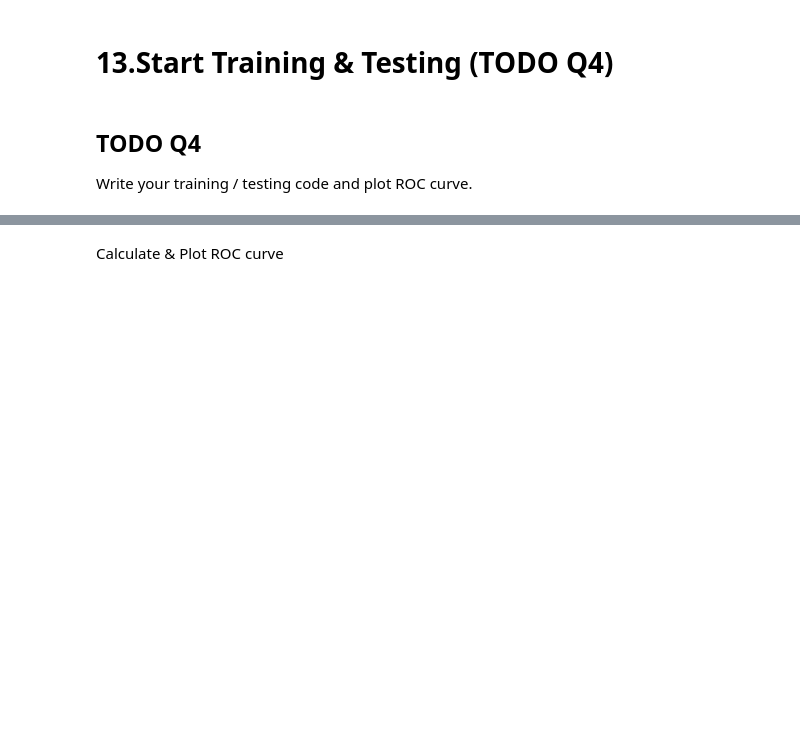
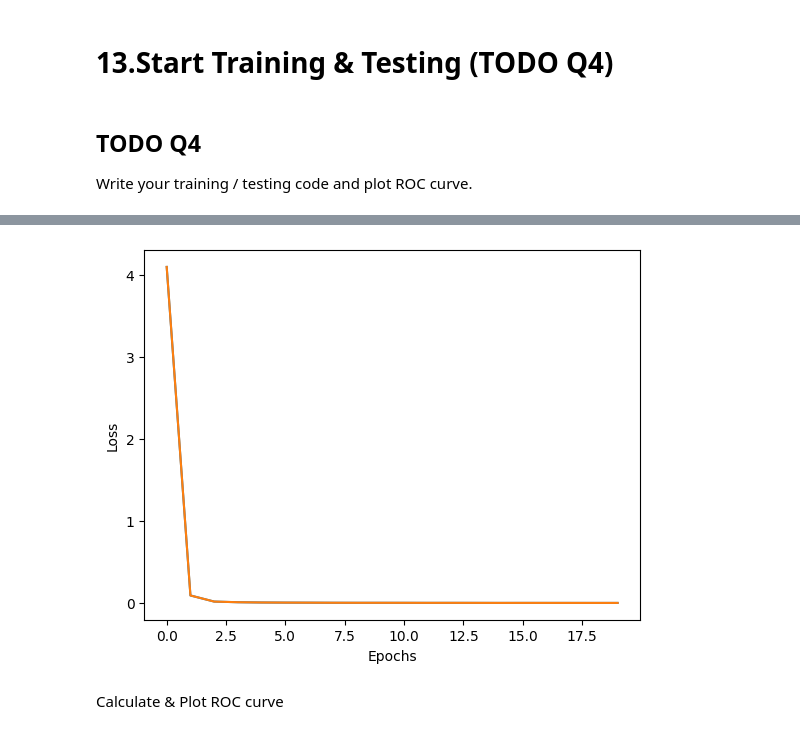
Before and after one commit to huiyuiui/AnomalyDetectionHw, a Jupyter notebook: Hw3/Homework 3.ipynb, the cells around one changed output, grey strips where cells are left out. Cells and saved outputs as stored; diff of their text form; code cells hidden in the pictures; blank space fills up the shorter version.

```diff
--- a/Hw3/Homework 3.ipynb
+++ b/Hw3/Homework 3.ipynb
@@ -349,12 +371,12 @@ def train_one_epoch(encoder,simplenet,adaptor_optim,discriminator_optim,dataset,
         true_scores = scores[:features.size()[0]*features.size()[2]*features.size()[3]]
         fake_scores = scores[features.size()[0]*features.size()[2]*features.size()[3]:]
 
-        th = 0.5 #margin
-        true_loss = torch.clip(true_scores - th, min=0)
+        th = 0.5 # margin
+        true_loss = torch.clip(true_scores + th, min=0)
         fake_loss = torch.clip(-fake_scores + th, min=0)
 
         loss = true_loss.mean() + fake_loss.mean()
-        total_loss+=loss
+        total_loss += loss
 
         # clear gradient
         adaptor_optim.zero_grad()
@@ -464,8 +487,8 @@ def plot_roc_auc(fpr, tpr, roc_auc):
 Setup learning rate, total epoch, layers to used, SimpleNet and optimizer for both class.
 # %%
 # Create datasets for both classes
-dataset_train_metal = MVTecDataset(class_name="metal_nut", is_train=True)
-dataset_train_leather = MVTecDataset(class_name="leather", is_train=True)
+dataset_train_metal = MVTecDataset(class_name="metal_nut", is_train=True, few_shot=196)
+dataset_train_leather = MVTecDataset(class_name="leather", is_train=True, few_shot=196)
 dataset_test_metal = MVTecDataset(class_name="metal_nut", is_train=False)
 dataset_test_leather = MVTecDataset(class_name="leather", is_train=False)
 # %% [output]
@@ -474,3 +497,12 @@ leather training dataset created, consists of 16 images
 metal_nut testing dataset created, consists of 115 images
 leather testing dataset created, consists of 124 images
+# %%
+# Training parameters
+adaptor_lr = 1e-4
+discriminator_lr = 2e-5
+epochs = 20
+batch_size = 16
+
+# Define use_layers
+use_layers = [2, 3]
 # %%
@@ -500,9 +520,15 @@ opt_discriminator = torch.optim.Adam(simplenet.discriminator.parameters(), lr=di
 ## TODO Q4
 Write your training / testing code and plot ROC curve.
 # %%
-loss_list = []
+# Training
+loss_metal_list = []
+loss_leather_list = []
 for epoch in tqdm(range(epochs)):
-    loss = train_one_epoch(encoder, simplenet, opt_adaptor, opt_discriminator, dataset_train_metal, use_layers, batch_size=4)
-    print(f"Epoch {epoch + 1} loss: {loss}\n")
-    loss_list.append(loss)
+    loss_metal = train_one_epoch(encoder, simplenet_metal_origin, opt_adaptor_metal_origin, opt_discriminator_metal_origin, dataset_train_metal, use_layers, batch_size)
+    loss_leather = train_one_epoch(encoder, simplenet_leather_origin, opt_adaptor_leather_origin, opt_discriminator_leather_origin, dataset_train_leather, use_layers, batch_size)
+    print(f"Epoch {epoch + 1}")
+    print(f"Metal loss: {loss_metal}")
+    print(f"Leather loss: {loss_leather}\n")
+    loss_metal_list.append(loss_metal)
+    loss_leather_list.append(loss_leather)
 # %% [output]
@@ -521,4 +571,15 @@ Epoch 12 loss: 0.00835078489035368
 ... (8 outputs left out)
+# %%
+# Plot Loss Curve
+loss_metal_array = [loss.cpu().detach().numpy() if isinstance(loss, torch.Tensor) else loss for loss in loss_metal_list]
+loss_leather_array = [loss.cpu().detach().numpy() if isinstance(loss, torch.Tensor) else loss for loss in loss_leather_list]
+plt.plot(range(epochs), loss_metal_array, label="Metal Training Loss")
+plt.plot(range(epochs), loss_metal_array, label="Leather Training Loss")
+plt.xlabel("Epochs")
+plt.ylabel("Loss")
+plt.show()
+# %% [output]
+[figure, added]
 # %% [markdown]
 Calculate & Plot ROC curve
 # %%
```
Also changed, not shown: parts of 15 cells of this notebook.
